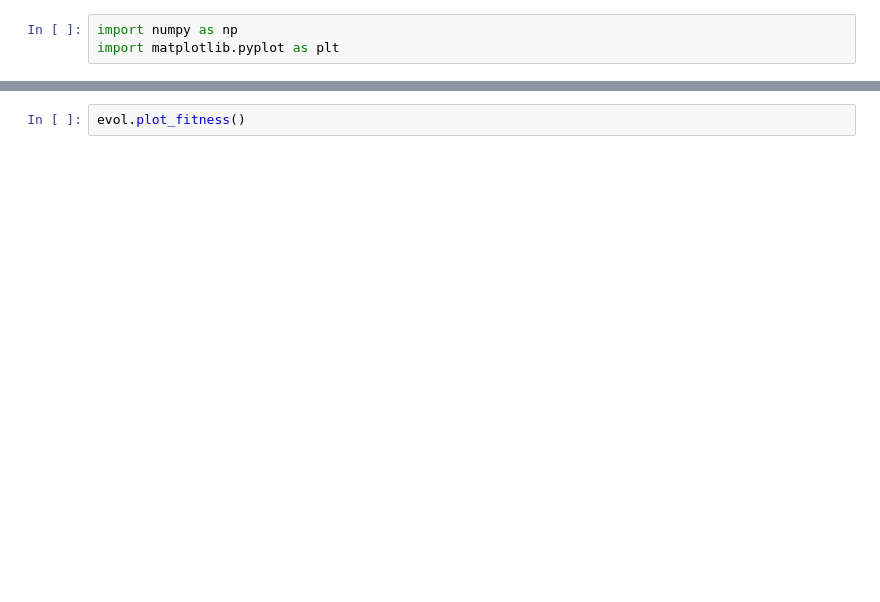
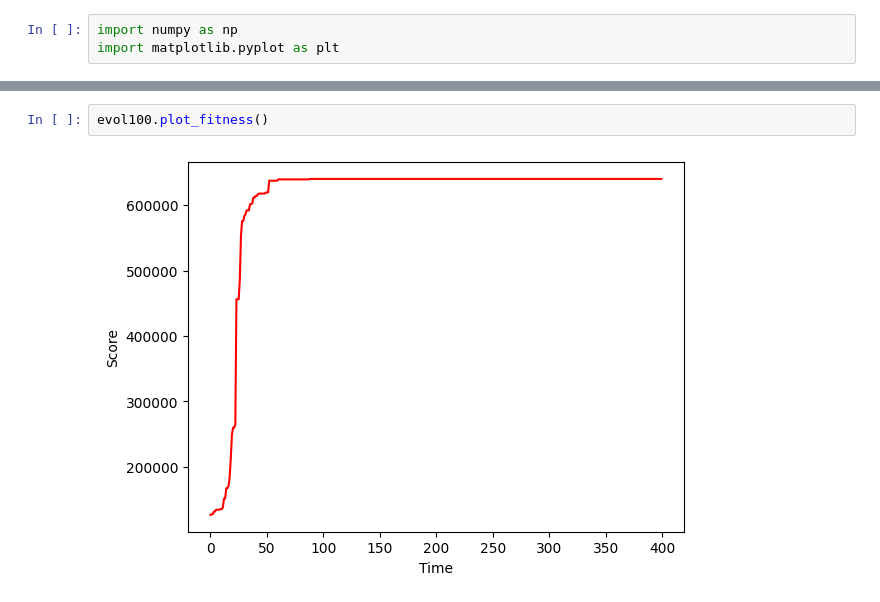
Before and after one commit to illyayurchanka/Simulations, a Jupyter notebook: evolution/evolution.ipynb, the cells around one changed output, grey strips where cells are left out. Cells and saved outputs as stored; diff of their text form; blank space fills up the shorter version.

```diff
--- a/evolution/evolution.ipynb
+++ b/evolution/evolution.ipynb
@@ -135,3 +170,5 @@ ValueError: cannot convert float NaN to integer
 # %%
-evol.plot_fitness()
+evol100.plot_fitness()
+# %% [output]
+[figure, added]
 # %%
```
Also changed, not shown: parts of 16 cells of this notebook.
